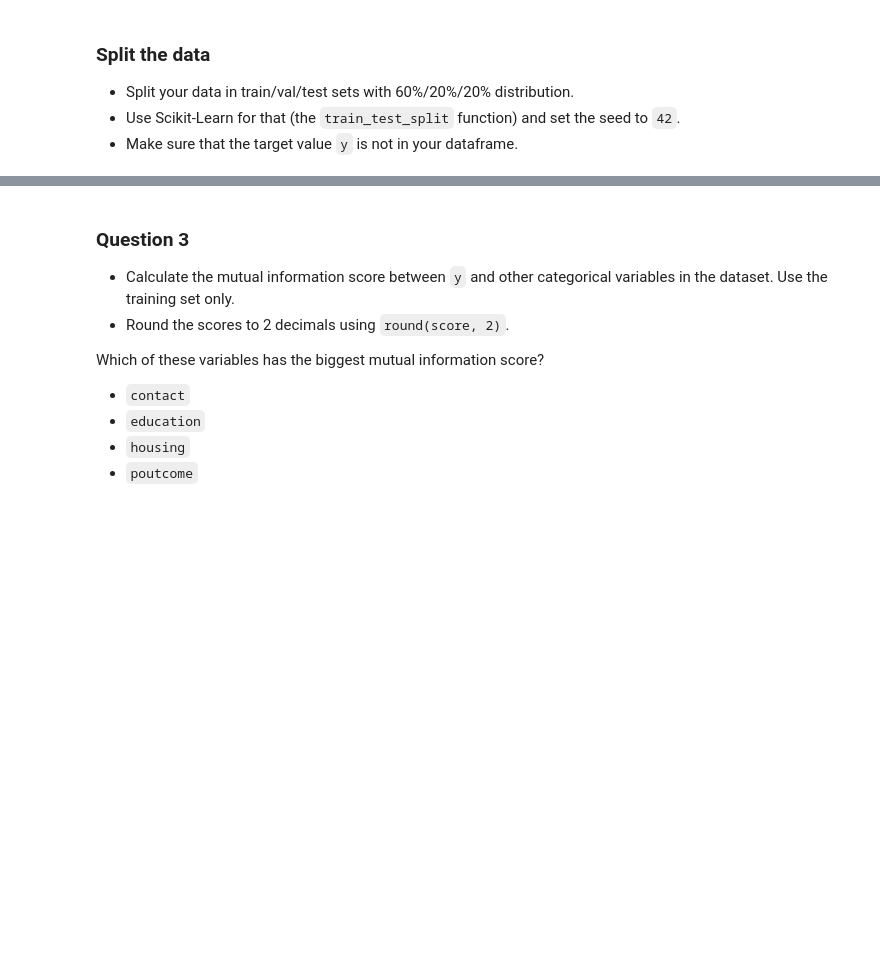
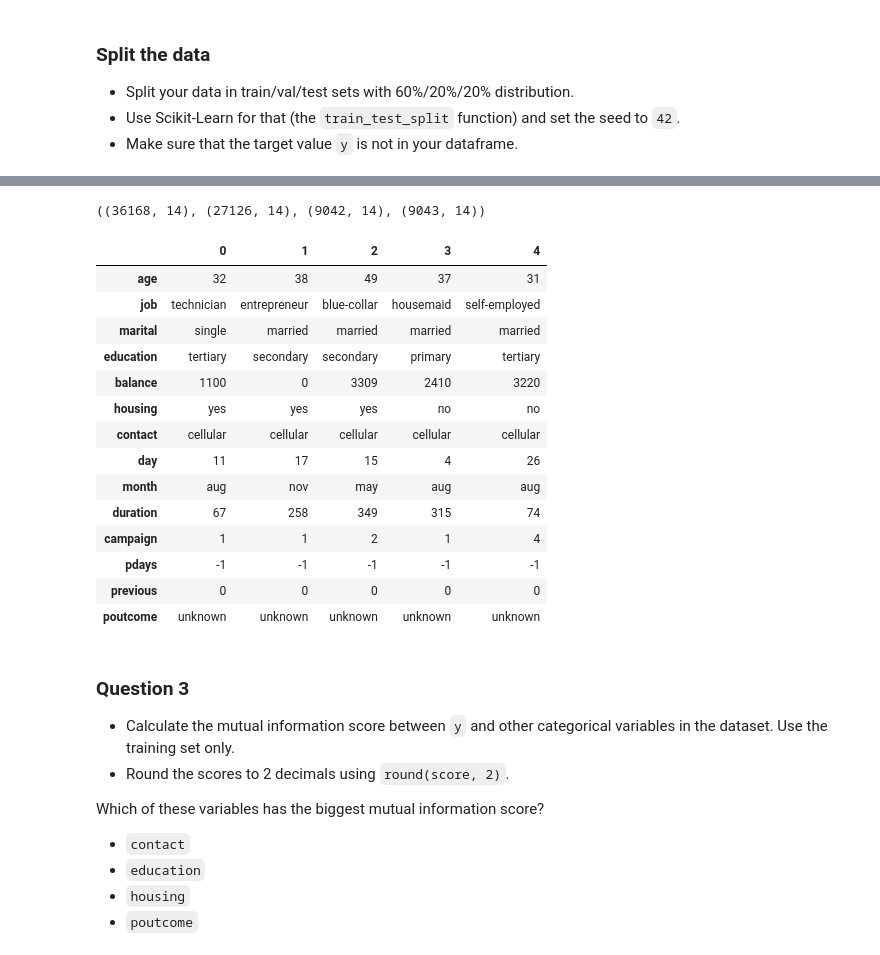
Before and after one commit to wanyingng/machine-learning-zoomcamp-2024, a Jupyter notebook: 03-classification/homework.ipynb, the cells around one changed output, grey strips where cells are left out. Saved outputs shown, nothing was run; the diff lists cells and outputs as text; code cells hidden in the pictures; blank space fills up the shorter version.

```diff
--- a/03-classification/homework.ipynb
+++ b/03-classification/homework.ipynb
@@ -336,0 +467,5 @@ What are the two features that have the biggest correlation?
+# %%
+from sklearn.model_selection import train_test_split
+
+df_full_train, df_test = train_test_split(df, test_size=0.2, random_state=42)
+df_train, df_val = train_test_split(df_full_train, test_size=0.25, random_state=42)
@@ -336,0 +499,5 @@ What are the two features that have the biggest correlation?
+# %%
+df_full_train = df_full_train.reset_index(drop=True)
+df_train = df_train.reset_index(drop=True)
+df_val = df_val.reset_index(drop=True)
+df_test = df_test.reset_index(drop=True)
@@ -337,3 +524,25 @@ What are the two features that have the biggest correlation?
+# %%
+df_full_train.shape, df_train.shape, df_val.shape, df_test.shape
+# %% [output]
+((36168, 14), (27126, 14), (9042, 14), (9043, 14))
+# %%
+df_train.head().T
+# %% [output]
+|  | 0 | 1 | 2 | 3 | 4 |
+| age | 32 | 38 | 49 | 37 | 31 |
+| job | technician | entrepreneur | blue-collar | housemaid | self-employed |
+| marital | single | married | married | married | married |
+| education | tertiary | secondary | secondary | primary | tertiary |
+| balance | 1100 | 0 | 3309 | 2410 | 3220 |
+| housing | yes | yes | yes | no | no |
+| contact | cellular | cellular | cellular | cellular | cellular |
+| day | 11 | 17 | 15 | 4 | 26 |
+| month | aug | nov | may | aug | aug |
+| duration | 67 | 258 | 349 | 315 | 74 |
+| campaign | 1 | 1 | 2 | 1 | 4 |
+| pdays | -1 | -1 | -1 | -1 | -1 |
+| previous | 0 | 0 | 0 | 0 | 0 |
+| poutcome | unknown | unknown | unknown | unknown | unknown |
 # %% [markdown]
 ### Question 3
 
```
Also changed, not shown: parts of 26 cells of this notebook.
